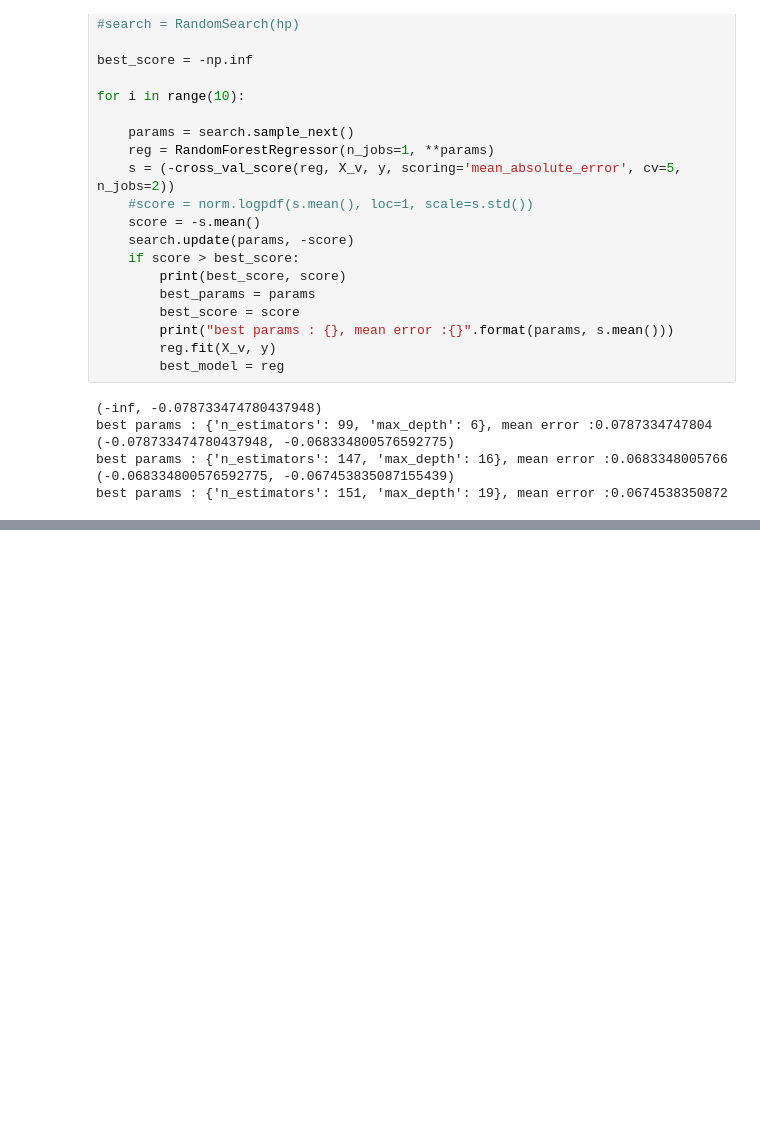
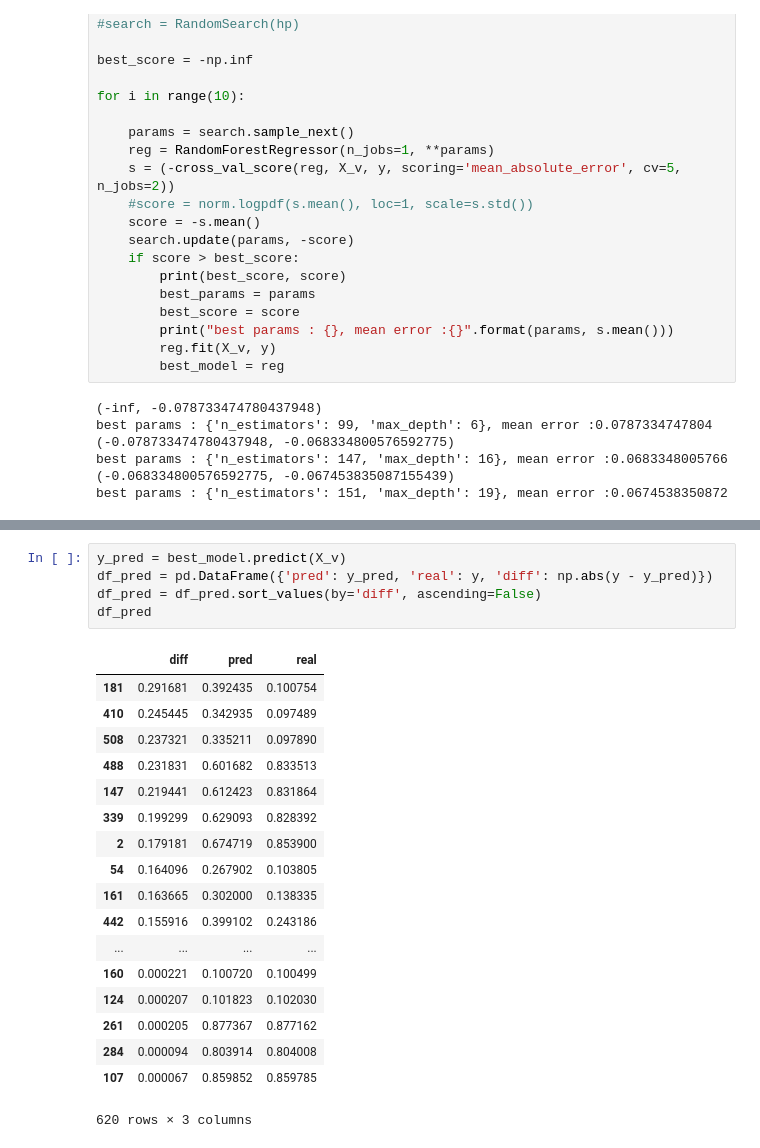
Before and after one commit to mehdidc/zoo, a Jupyter notebook: ipynb/analysis.ipynb, the cells around one changed output, grey strips where cells are left out. Drawn from its saved outputs; the diff is of its cells as text; blank space fills up the shorter version.

```diff
--- a/analysis.ipynb
+++ b/ipynb/analysis.ipynb
@@ -493,0 +494,24 @@ plt.plot(df['accuracy_valid_max'].cummax())
+# %%
+y_pred = best_model.predict(X_v)
+df_pred = pd.DataFrame({'pred': y_pred, 'real': y, 'diff': np.abs(y - y_pred)})
+df_pred = df_pred.sort_values(by='diff', ascending=False)
+df_pred
+# %% [output]
+|  | diff | pred | real |
+| 181 | 0.291681 | 0.392435 | 0.100754 |
+| 410 | 0.245445 | 0.342935 | 0.097489 |
+| 508 | 0.237321 | 0.335211 | 0.097890 |
+| 488 | 0.231831 | 0.601682 | 0.833513 |
+| 147 | 0.219441 | 0.612423 | 0.831864 |
+| 339 | 0.199299 | 0.629093 | 0.828392 |
+| 2 | 0.179181 | 0.674719 | 0.853900 |
+| 54 | 0.164096 | 0.267902 | 0.103805 |
+| 161 | 0.163665 | 0.302000 | 0.138335 |
+| 442 | 0.155916 | 0.399102 | 0.243186 |
+| ... | ... | ... | ... |
+| 160 | 0.000221 | 0.100720 | 0.100499 |
+| 124 | 0.000207 | 0.101823 | 0.102030 |
+| 261 | 0.000205 | 0.877367 | 0.877162 |
+| 284 | 0.000094 | 0.803914 | 0.804008 |
+| 107 | 0.000067 | 0.859852 | 0.859785 |
+620 rows × 3 columns
```
Also changed, not shown: parts of 2 cells of this notebook, 13 other files.
